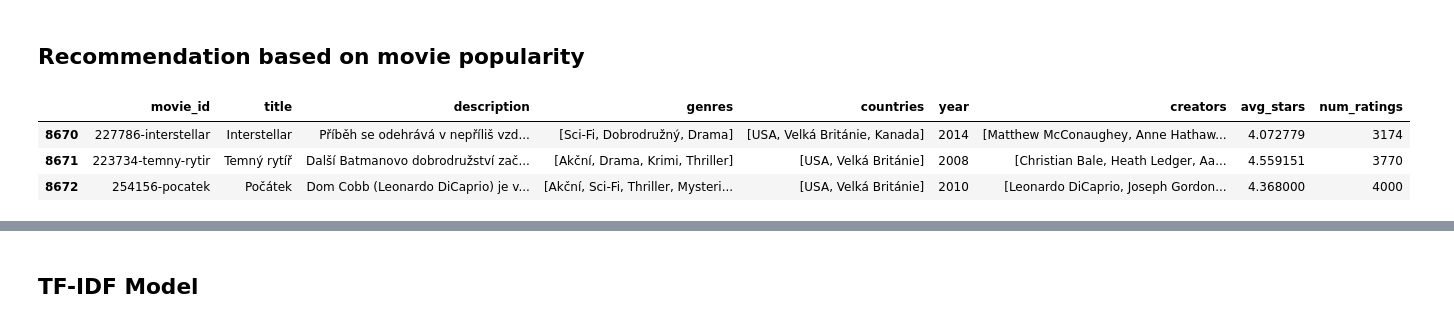
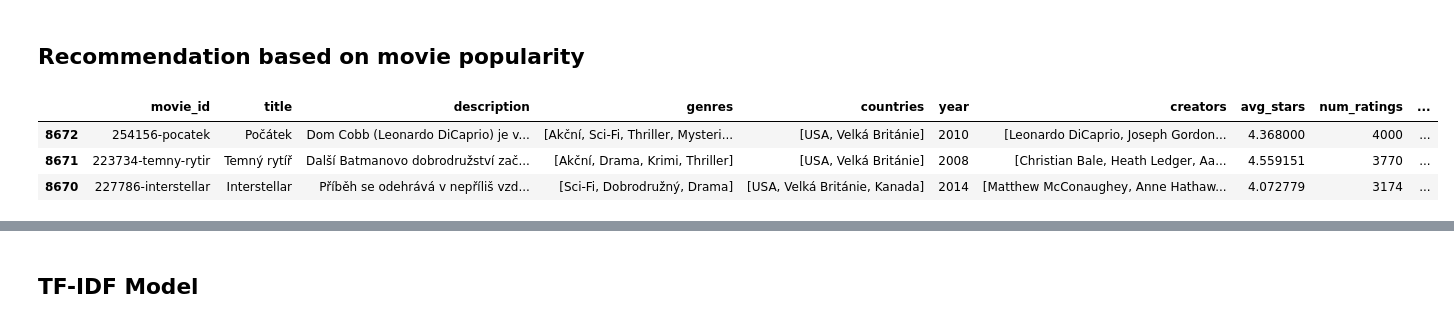
Before and after one commit to prompteus/csfd-movie-recommender, a Jupyter notebook: src/recommend/notebooks/cb_recsystems.ipynb, the cells around one changed output, grey strips where cells are left out. Saved outputs shown, nothing was run; the diff lists cells and outputs as text; code cells hidden in the pictures.

```diff
--- a/src/recommend/notebooks/cb_recsystems.ipynb
+++ b/src/recommend/notebooks/cb_recsystems.ipynb
@@ -312,14 +340,21 @@ class RecSysBase(abc.ABC):
 
     def get_candidate_movies(self, user_history : List[str]) -> pd.DataFrame:
         """Returns a list of candidates by filtering movies a user has already seen."""
-        df = pd.concat([self.movies_df, self._ids2df(user_history)])
+        df = pd.concat([self.movies_df, self._ids2df(user_history, preserve_order=False)])
         # convert to str because drop_duplicates does not work on dfs containing structures
         return df.loc[df.astype(str).drop_duplicates(keep=False).index]
 
-    def _ids2df(self, user_history : List[str]) -> pd.DataFrame:
+    def _ids2df(self, movie_ids : List[str], preserve_order : bool = True) -> pd.DataFrame:
         """For a list of movie ids returns a dataframe compatible with `self.movies_df`"""
-        mask = self.movies_df['movie_id'].isin(user_history)
-        return self.movies_df.loc[mask]
+        if not preserve_order or len(movie_ids) == 0:
+            # faster variant but sorted as in self.movies_df
+            mask = self.movies_df['movie_id'].isin(movie_ids)
+            return self.movies_df.loc[mask]
+
+        df_list = []
+        for mid in movie_ids:
+            df_list.append(self.movies_df[self.movies_df['movie_id'] == mid])
+        return pd.concat(df_list)
 
 
     def get_description_with_id(self, movie_id : str) -> str:
@@ -358,27 +393,34 @@ rnd_rs.recommend([], 3, return_df=True)
 ## Recommendation based on movie popularity
 # %%
 
-class PopularityRS(RecSysBase):
+class TopNRS(RecSysBase):
     """
     System recommends top n most popular movies a user has not rated yet.
     """
-    def __init__(self, movies_df : pd.DataFrame):
-        super(PopularityRS, self).__init__(movies_df)
+    def __init__(self, movies_df : pd.DataFrame, by_column : str):
+        super(TopNRS, self).__init__(movies_df)
+        self.by_column = by_column
+
+
+    def set_by_column(self, new_column_name : str):
+        self.by_column = new_column_name
 
     def recommend(self, user_history : List[str], n : int = 10, return_df : bool = False) -> List[str]:
         """
-        Recommends n most rated movies a user has not yet seen.
+        Recommends top n movies (a user has not yet seen) which are sorted by a selected column.
         """
-        recommendations = self.get_candidate_movies(user_history).sort_values(by='num_ratings').tail(n)
+        recommendations = self.get_candidate_movies(user_history)\
+                                .sort_values(by=self.by_column, ascending=False)\
+                                .head(n)
         return recommendations if return_df else recommendations.movie_id[0]
 # %%
 history = ['228329-avatar']
 
-rs = PopularityRS(movie_db)
+rs_num_ratings = TopNRS(movie_db, 'num_ratings')
 
-rs.recommend(history, 3, return_df=True)
+rs_num_ratings.recommend(history, 3, return_df=True)
 # %% [output]
-|  | movie_id | title | description | genres | countries | year | creators | avg_stars | num_ratings |
-| 8670 | 227786-interstellar | Interstellar | Příběh se odehrává v nepříliš vzd... | [Sci-Fi, Dobrodružný, Drama] | [USA, Velká Británie, Kanada] | 2014 | [Matthew McConaughey, Anne Hathaw... | 4.072779 | 3174 |
-| 8671 | 223734-temny-rytir | Temný rytíř | Další Batmanovo dobrodružství zač... | [Akční, Drama, Krimi, Thriller] | [USA, Velká Británie] | 2008 | [Christian Bale, Heath Ledger, Aa... | 4.559151 | 3770 |
-| 8672 | 254156-pocatek | Počátek | Dom Cobb (Leonardo DiCaprio) je v... | [Akční, Sci-Fi, Thriller, Mysteri... | [USA, Velká Británie] | 2010 | [Leonardo DiCaprio, Joseph Gordon... | 4.368000 | 4000 |
+|  | movie_id | title | description | genres | countries | year | creators | avg_stars | num_ratings | ... |
+| 8672 | 254156-pocatek | Počátek | Dom Cobb (Leonardo DiCaprio) je v... | [Akční, Sci-Fi, Thriller, Mysteri... | [USA, Velká Británie] | 2010 | [Leonardo DiCaprio, Joseph Gordon... | 4.368000 | 4000 | ... |
+| 8671 | 223734-temny-rytir | Temný rytíř | Další Batmanovo dobrodružství zač... | [Akční, Drama, Krimi, Thriller] | [USA, Velká Británie] | 2008 | [Christian Bale, Heath Ledger, Aa... | 4.559151 | 3770 | ... |
+| 8670 | 227786-interstellar | Interstellar | Příběh se odehrává v nepříliš vzd... | [Sci-Fi, Dobrodružný, Drama] | [USA, Velká Británie, Kanada] | 2014 | [Matthew McConaughey, Anne Hathaw... | 4.072779 | 3174 | ... |
```
Also changed, not shown: parts of 25 cells of this notebook.
